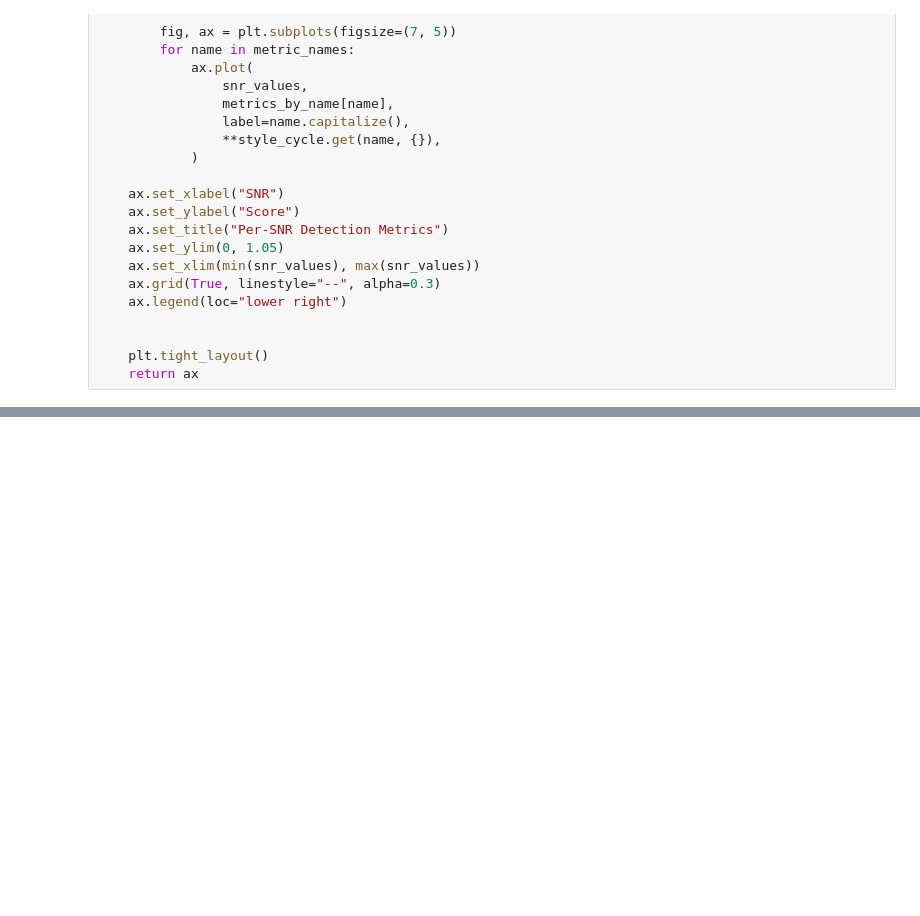
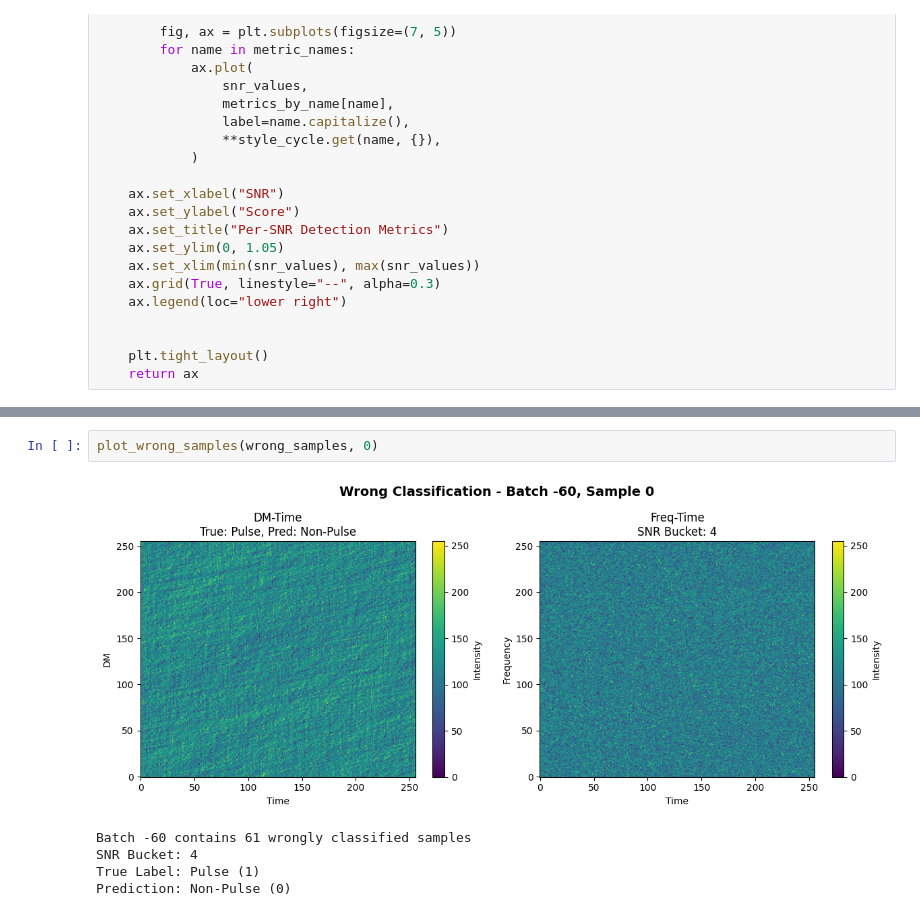
Before and after one commit to Ewald120q/WP2-1, a Jupyter notebook: single_pulse_classifier_training/evaluate.ipynb, the cells around one changed output, grey strips where cells are left out. Saved outputs shown, nothing was run; the diff lists cells and outputs as text; blank space fills up the shorter version.

```diff
--- a/single_pulse_classifier_training/evaluate.ipynb
+++ b/single_pulse_classifier_training/evaluate.ipynb
@@ -402,0 +505,8 @@ plt.show()
+# %%
+plot_wrong_samples(wrong_samples, 0)
+# %% [output]
+[figure, added]
+Batch -60 contains 61 wrongly classified samples
+SNR Bucket: 4
+True Label: Pulse (1)
+Prediction: Non-Pulse (0)
```
Also changed, not shown: parts of 7 cells of this notebook, 7 other files.
